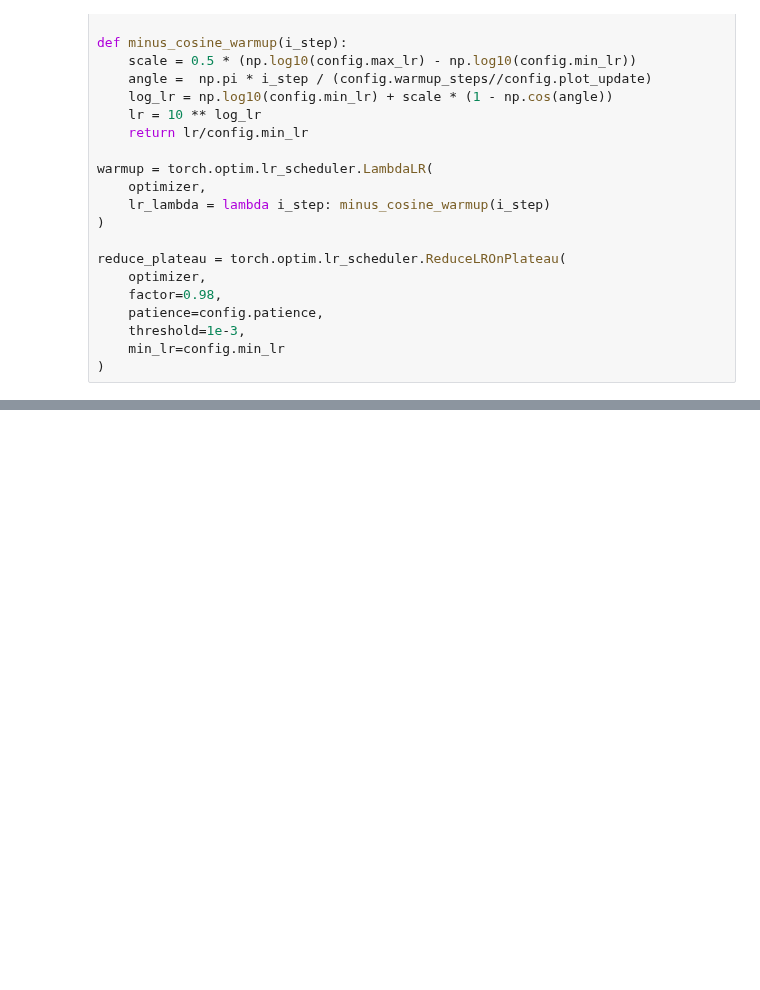
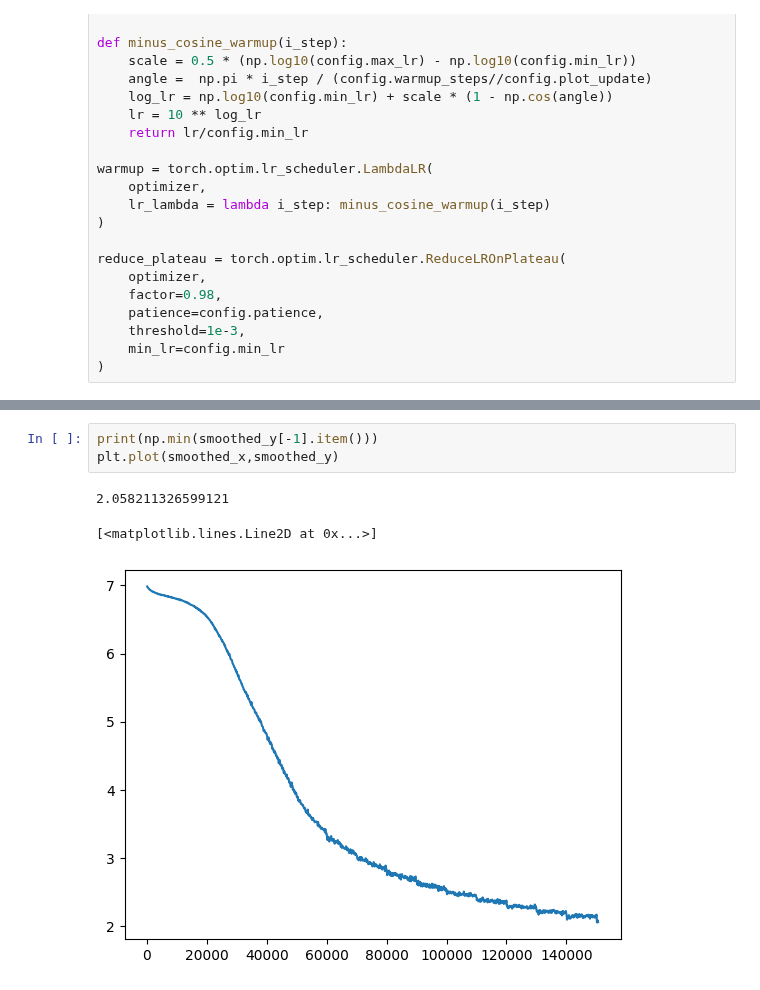
Before and after one commit to danjacobellis/LCCL, a Jupyter notebook: classification_walloc.ipynb, the cells around one changed output, grey strips where cells are left out. Drawn from its saved outputs; the diff is of its cells as text; blank space fills up the shorter version.

```diff
--- a/classification_walloc.ipynb
+++ b/classification_walloc.ipynb
@@ -248,0 +253,7 @@ for i_epoch in mb:
+# %%
+print(np.min(smoothed_y[-1].item()))
+plt.plot(smoothed_x,smoothed_y)
+# %% [output]
+2.058211326599121
+[<matplotlib.lines.Line2D at 0x...>]
+[figure, added]
```
Also changed, not shown: parts of 4 cells of this notebook.
